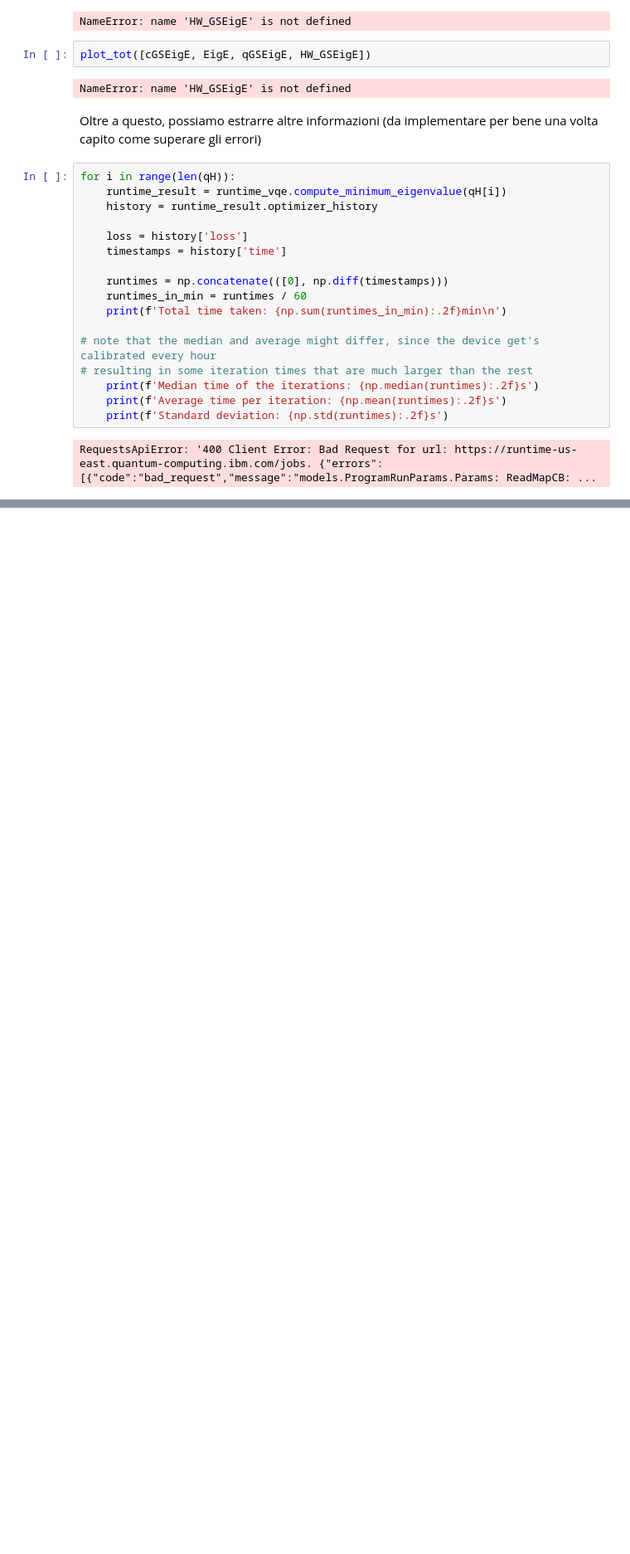
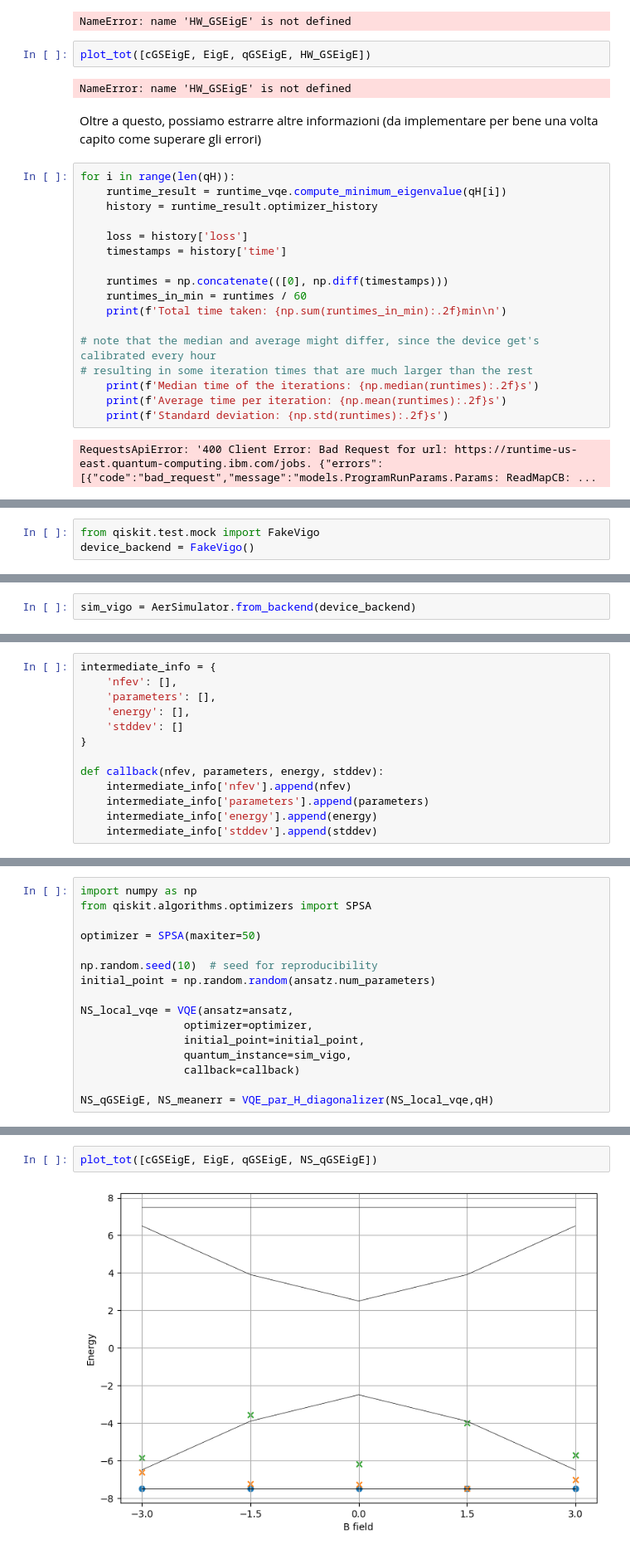
Before and after one commit to DeWitt46/AQM_progettino, a Jupyter notebook: Main-checkpoint.ipynb, the cells around one changed output, grey strips where cells are left out. Shown: that part at 83% size. Cells and saved outputs as stored; diff of their text form; blank space fills up the shorter version.

Commit message:
Simulazione di rumore con modello base da vigo

```diff
--- a/Main-checkpoint.ipynb
+++ b/Main-checkpoint.ipynb
@@ -364,0 +363,3 @@ RequestsApiError: '400 Client Error: Bad Request for url: https://runtime-us-eas
+# %%
+from qiskit.test.mock import FakeVigo
+device_backend = FakeVigo()
@@ -364,0 +368,2 @@ RequestsApiError: '400 Client Error: Bad Request for url: https://runtime-us-eas
+# %%
+sim_vigo = AerSimulator.from_backend(device_backend)
@@ -364,0 +372,13 @@ RequestsApiError: '400 Client Error: Bad Request for url: https://runtime-us-eas
+# %%
+intermediate_info = {
+    'nfev': [],
+    'parameters': [],
+    'energy': [],
+    'stddev': []
+}
+
+def callback(nfev, parameters, energy, stddev):
+    intermediate_info['nfev'].append(nfev)
+    intermediate_info['parameters'].append(parameters)
+    intermediate_info['energy'].append(energy)
+    intermediate_info['stddev'].append(stddev)
@@ -364,0 +387,16 @@ RequestsApiError: '400 Client Error: Bad Request for url: https://runtime-us-eas
+# %%
+import numpy as np
+from qiskit.algorithms.optimizers import SPSA
+
+optimizer = SPSA(maxiter=50)
+
+np.random.seed(10)  # seed for reproducibility
+initial_point = np.random.random(ansatz.num_parameters)
+
+NS_local_vqe = VQE(ansatz=ansatz,
+                optimizer=optimizer,
+                initial_point=initial_point,
+                quantum_instance=sim_vigo,
+                callback=callback)
+
+NS_qGSEigE, NS_meanerr = VQE_par_H_diagonalizer(NS_local_vqe,qH)
@@ -364,0 +418,4 @@ RequestsApiError: '400 Client Error: Bad Request for url: https://runtime-us-eas
+# %%
+plot_tot([cGSEigE, EigE, qGSEigE, NS_qGSEigE])
+# %% [output]
+[figure, added]
```
Also changed, not shown: parts of 14 cells of this notebook.
